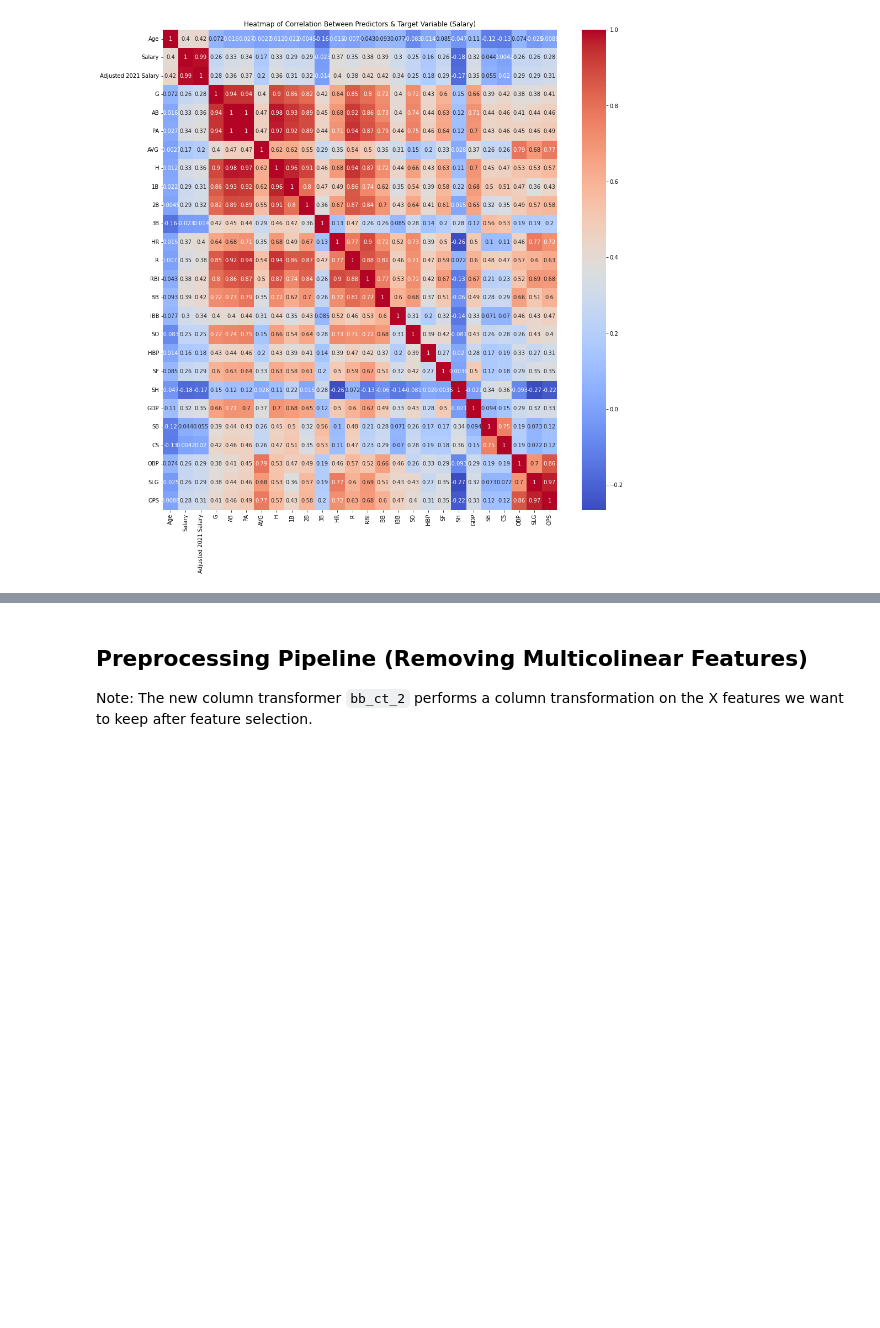
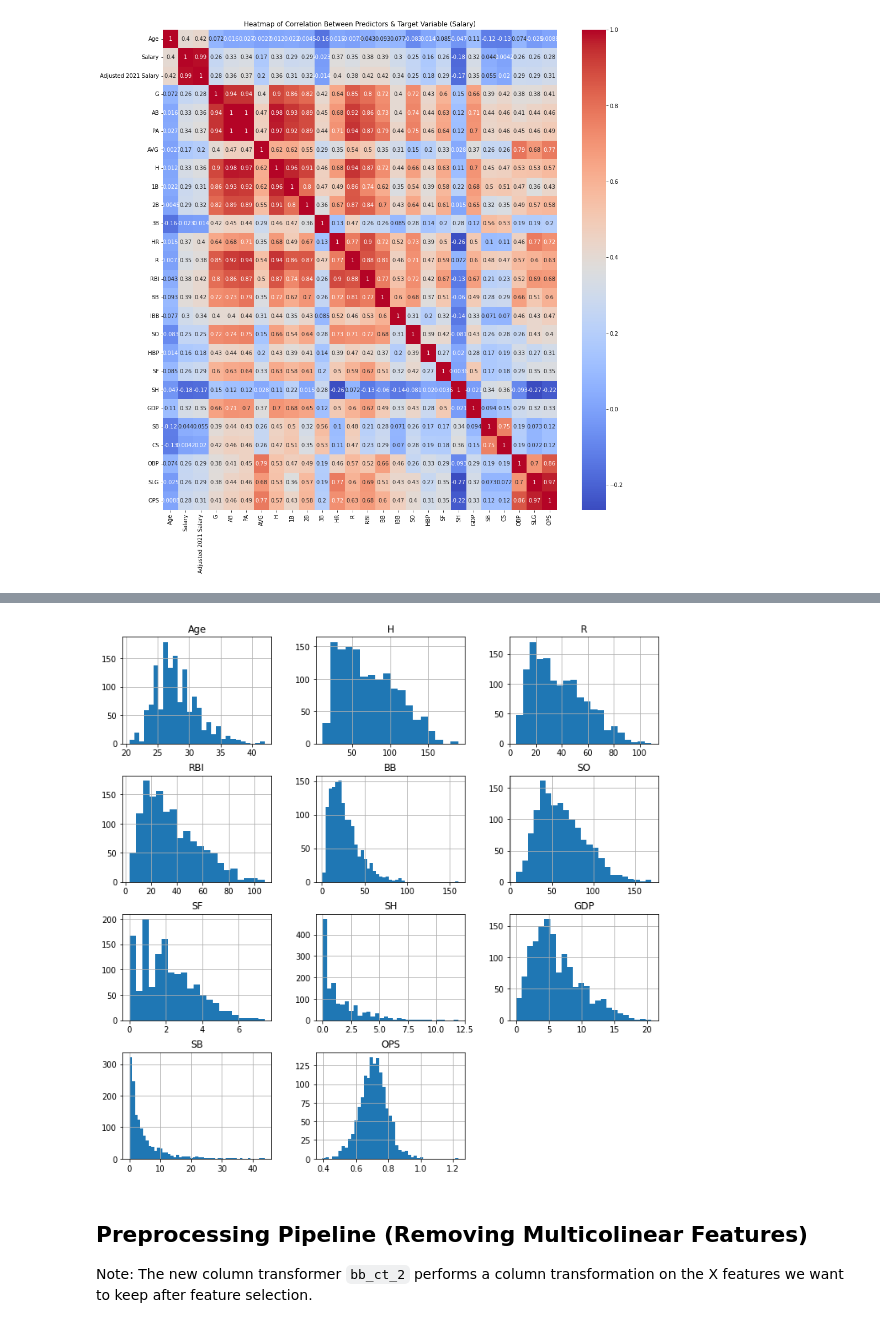
Before and after one commit to eric8395/baseball-analytics, a Jupyter notebook: Modeling - Batting Basic.ipynb, the cells around one changed output, grey strips where cells are left out. Drawn from its saved outputs; the diff is of its cells as text; code cells hidden in the pictures; blank space fills up the shorter version.

Commit message:
grouped bb by name, modeling of bb and grouped_bb, added bb teams modeling notebook

```diff
--- a/Modeling - Batting Basic.ipynb
+++ b/Modeling - Batting Basic.ipynb
@@ -149,0 +145,7 @@ Index(['POS', 'Team', 'Age', 'Salary', 'Adjusted 2021 Salary', 'G', 'AB', 'PA',
+# %%
+bb_grouped = pd.read_csv('Data/batting_basic', index_col = 0)
+# %%
+# group by Name and find averages across all other features
+bb_grouped = bb_grouped.groupby(['Name']).mean()
+bb_grouped = bb_grouped.drop(columns = 'Season')
+bb_grouped.head()
@@ -150,5 +196,6 @@ Index(['POS', 'Team', 'Age', 'Salary', 'Adjusted 2021 Salary', 'G', 'AB', 'PA',
 # %%
 # feature selection, target variable = 'Adjusted 2021 Salary'
-X = batting_basic[['POS', 'Team', 'Age', 'AB', 'HR', 'GDP', 'OPS', 'SB']]
-y = batting_basic['Adjusted 2021 Salary']
-X_train, X_test, y_train, y_test = train_test_split(X, y, random_state= 42)
+X = bb_grouped[['Age', 'H', 'R', 'RBI', 'BB', 'SO',
+               'SF', 'SH', 'GDP', 'SB', 'OPS']]
+y = bb_grouped['Adjusted 2021 Salary']
+grouped_X_train, grouped_X_test, grouped_y_train, grouped_y_test = train_test_split(X, y, random_state= 42)
@@ -203,3 +264,8 @@ plt.show()
+# %%
+grouped_X_train.hist(figsize = [12,12], bins = 'auto')
+plt.show()
+# %% [output]
+[figure, added]
 # %% [markdown]
 ## Preprocessing Pipeline (Removing Multicolinear Features)
 Note: The new column transformer `bb_ct_2` performs a column transformation on the X features we want to keep after feature selection.
```
Also changed, not shown: parts of 100 cells of this notebook, 5 other files.
